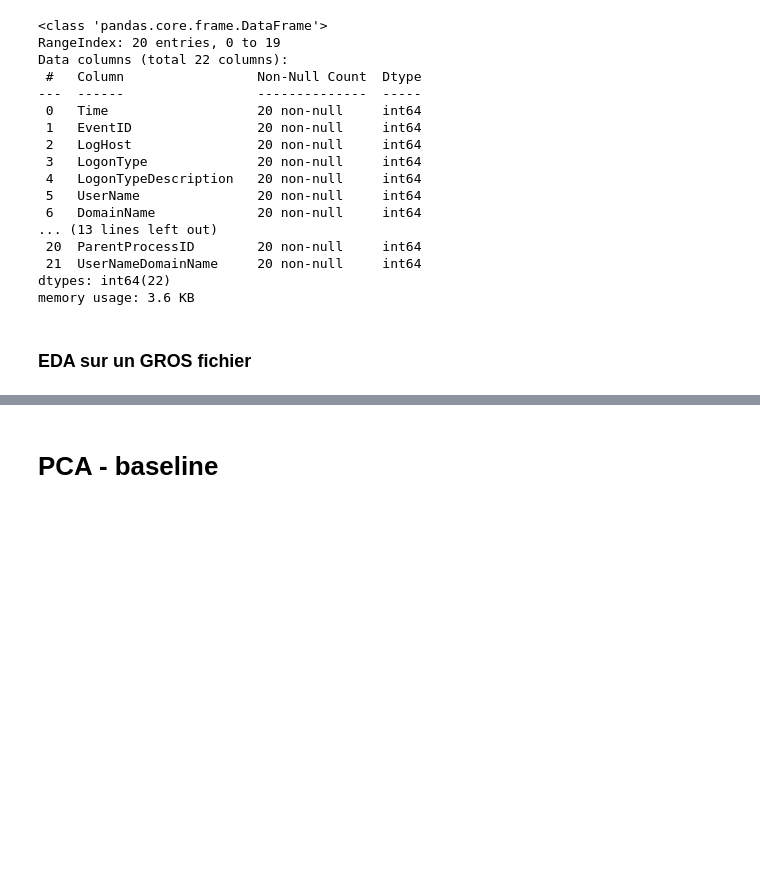
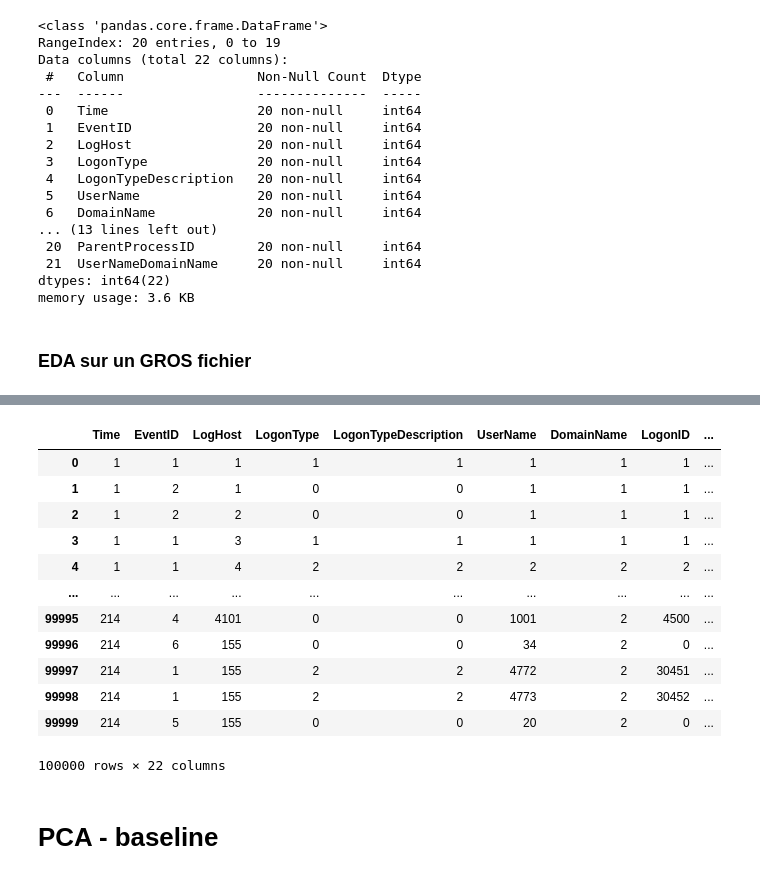
Before and after one commit to BenjaminDeporte/Cyber, a Jupyter notebook: code/Unified_Host_Dataset_LANL_Research_Project.ipynb, the cells around one changed output, grey strips where cells are left out. Saved outputs shown, nothing was run; the diff lists cells and outputs as text; code cells hidden in the pictures; blank space fills up the shorter version.

```diff
--- a/code/Unified_Host_Dataset_LANL_Research_Project.ipynb
+++ b/code/Unified_Host_Dataset_LANL_Research_Project.ipynb
@@ -610,3 +659,19 @@ Champ UserNameDomainName: valeurs distinctes apprises 105, valeurs vues : 10000
+# %%
+df
+# %% [output]
+|  | Time | EventID | LogHost | LogonType | LogonTypeDescription | UserName | DomainName | LogonID | ... |
+| 0 | 1 | 1 | 1 | 1 | 1 | 1 | 1 | 1 | ... |
+| 1 | 1 | 2 | 1 | 0 | 0 | 1 | 1 | 1 | ... |
+| 2 | 1 | 2 | 2 | 0 | 0 | 1 | 1 | 1 | ... |
+| 3 | 1 | 1 | 3 | 1 | 1 | 1 | 1 | 1 | ... |
+| 4 | 1 | 1 | 4 | 2 | 2 | 2 | 2 | 2 | ... |
+| ... | ... | ... | ... | ... | ... | ... | ... | ... | ... |
+| 99995 | 214 | 4 | 4101 | 0 | 0 | 1001 | 2 | 4500 | ... |
+| 99996 | 214 | 6 | 155 | 0 | 0 | 34 | 2 | 0 | ... |
+| 99997 | 214 | 1 | 155 | 2 | 2 | 4772 | 2 | 30451 | ... |
+| 99998 | 214 | 1 | 155 | 2 | 2 | 4773 | 2 | 30452 | ... |
+| 99999 | 214 | 5 | 155 | 0 | 0 | 20 | 2 | 0 | ... |
+100000 rows × 22 columns
 # %%
 fig, ax = plt.subplots(figsize=(6,6))
 
```
Also changed, not shown: parts of 6 cells of this notebook.
